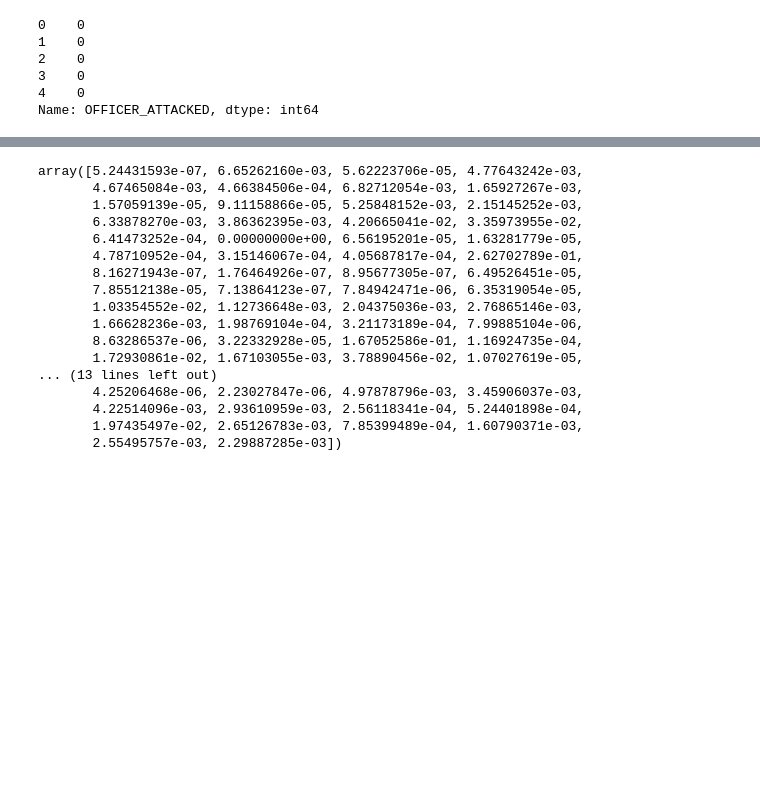
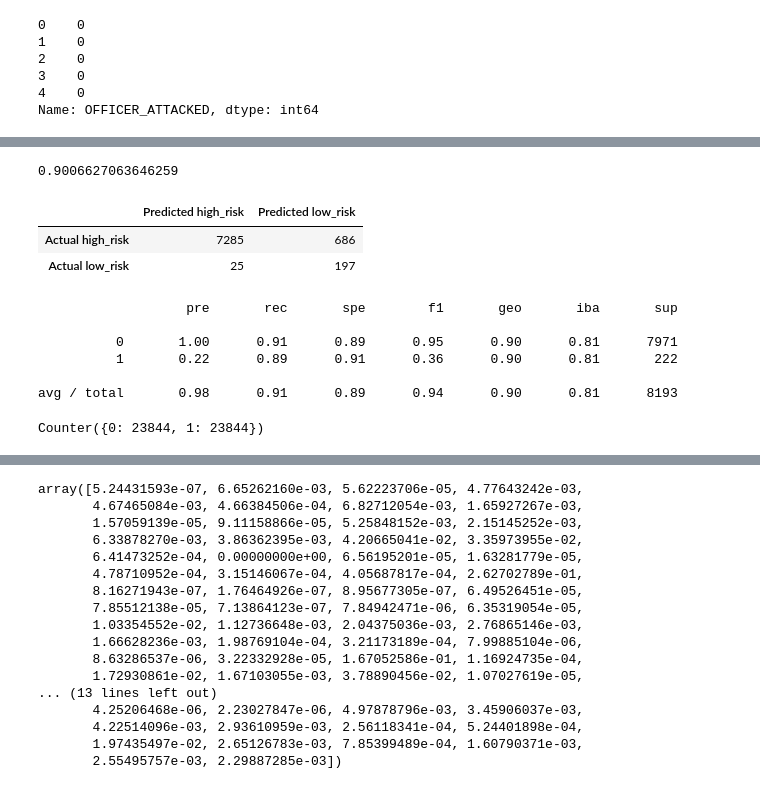
Before and after one commit to NBrown95/Assaulted_Officers, a Jupyter notebook: Machine_Learning_Model.ipynb, the cells around one changed output, grey strips where cells are left out. Saved outputs shown, nothing was run; the diff lists cells and outputs as text; code cells hidden in the pictures; blank space fills up the shorter version.

Commit message:
Testing other models

```diff
--- a/Machine_Learning_Model.ipynb
+++ b/Machine_Learning_Model.ipynb
@@ -65,3 +73,10 @@ Name: OFFICER_ATTACKED, dtype: int64
 # %%
 # Splitting into Train and Test sets.
 X_train, X_test, y_train, y_test = train_test_split(X, y, random_state=78)
+# %%
+# Resample the training data with the RandomOversampler
+from imblearn.over_sampling import RandomOverSampler
+ros = RandomOverSampler(random_state=1)
+X_resampled, y_resampled = ros.fit_resample(X_train, y_train)
+
+Counter(y_resampled)
@@ -67,0 +85,7 @@ X_train, X_test, y_train, y_test = train_test_split(X, y, random_state=78)
+# %%
+# Train the Logistic Regression model using the resampled data
+from sklearn.linear_model import LogisticRegression
+
+model = LogisticRegression(solver='lbfgs', random_state=1)
+model.fit(X_resampled, y_resampled)
+y_pred = model.predict(X_test)
@@ -67,0 +100,41 @@ X_train, X_test, y_train, y_test = train_test_split(X, y, random_state=78)
+# %%
+# Calculated the balanced accuracy score
+from sklearn.metrics import balanced_accuracy_score
+
+balanced_accuracy_score(y_test, y_pred)
+# %% [output]
+0.9006627063646259
+# %%
+# Display the confusion matrix
+from sklearn.metrics import confusion_matrix
+# Calculating the confusion matrix
+cm = confusion_matrix(y_test, y_pred)
+
+# Create a DataFrame from the confusion matrix.
+cm_df = pd.DataFrame(
+    cm, index=["Actual high_risk", "Actual low_risk"], columns=["Predicted high_risk", "Predicted low_risk"])
+cm_df
+# %% [output]
+|  | Predicted high_risk | Predicted low_risk |
+| Actual high_risk | 7285 | 686 |
+| Actual low_risk | 25 | 197 |
+# %%
+# Print the imbalanced classification report
+from imblearn.metrics import classification_report_imbalanced
+print(classification_report_imbalanced(y_test, y_pred))
+# %% [output]
+                   pre       rec       spe        f1       geo       iba       sup
+
+          0       1.00      0.91      0.89      0.95      0.90      0.81      7971
+          1       0.22      0.89      0.91      0.36      0.90      0.81       222
+
+avg / total       0.98      0.91      0.89      0.94      0.90      0.81      8193
+# %%
+# Resample the training data with SMOTE
+from imblearn.over_sampling import SMOTE
+X_resampled, y_resampled = SMOTE(random_state=1).fit_resample(
+    X_train, y_train
+)
+Counter(y_resampled)
+# %% [output]
+Counter({0: 23844, 1: 23844})
```
Also changed, not shown: parts of 8 cells of this notebook.
